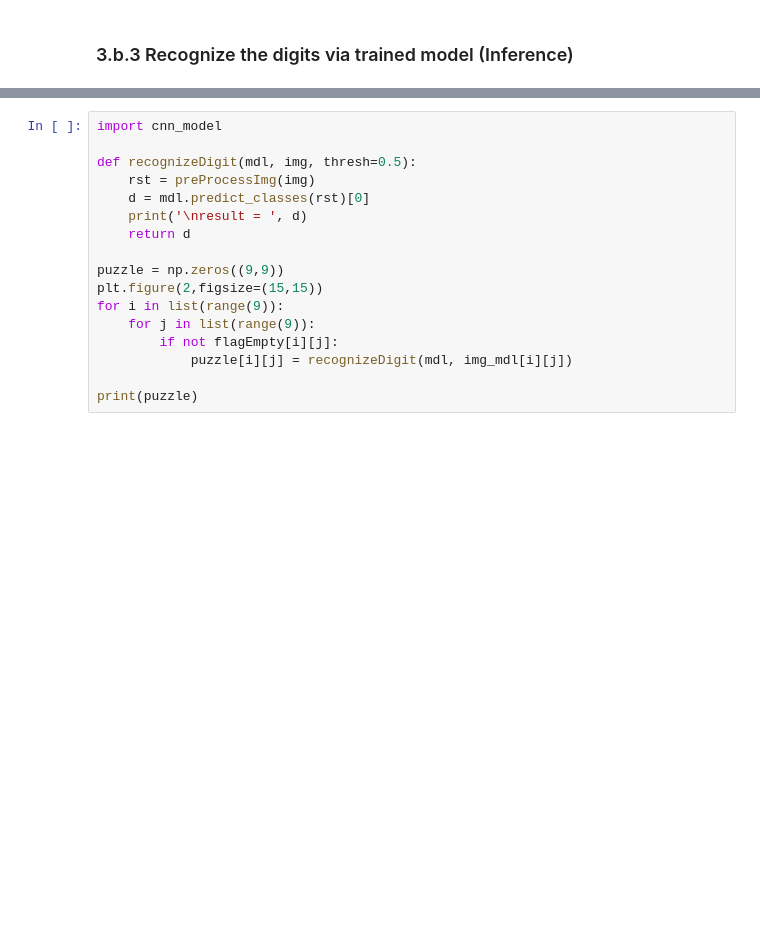
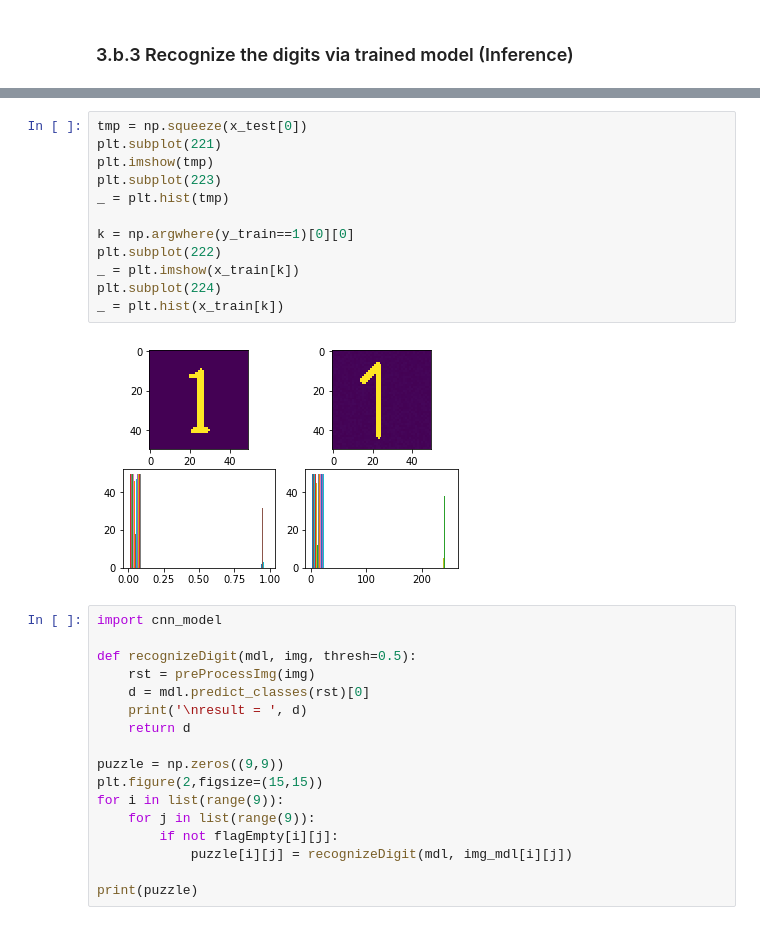
Before and after one commit to mydmdm/sudoku, a Jupyter notebook: notebook/ipwebcam.ipynb, the cells around one changed output, grey strips where cells are left out. Drawn from its saved outputs; the diff is of its cells as text; blank space fills up the shorter version.

```diff
--- a/notebook/ipwebcam.ipynb
+++ b/notebook/ipwebcam.ipynb
@@ -376,3 +390,17 @@ imp.reload(cnn_model)
+# %%
+tmp = np.squeeze(x_test[0])
+plt.subplot(221)
+plt.imshow(tmp)
+plt.subplot(223)
+_ = plt.hist(tmp)
+
+k = np.argwhere(y_train==1)[0][0]
+plt.subplot(222)
+_ = plt.imshow(x_train[k])
+plt.subplot(224)
+_ = plt.hist(x_train[k])
+# %% [output]
+[figure, added]
 # %%
 import cnn_model
 
```
Also changed, not shown: parts of 8 cells of this notebook, 1 other file.
